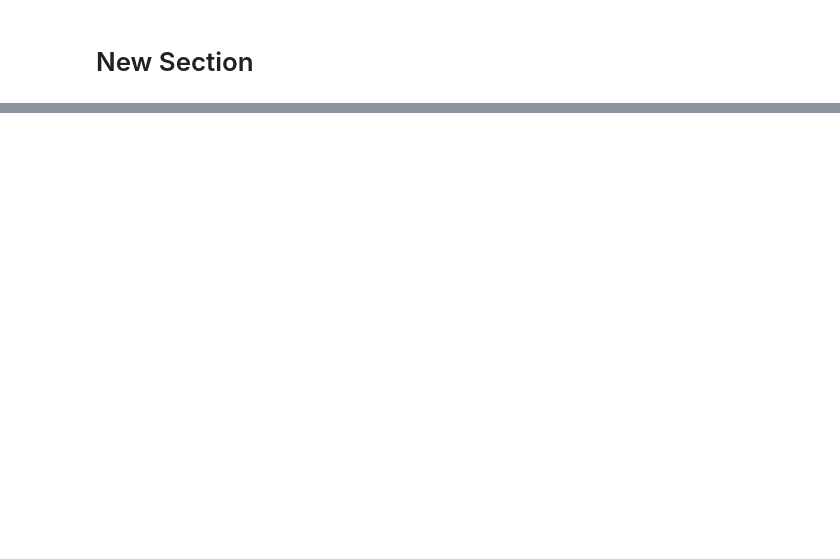
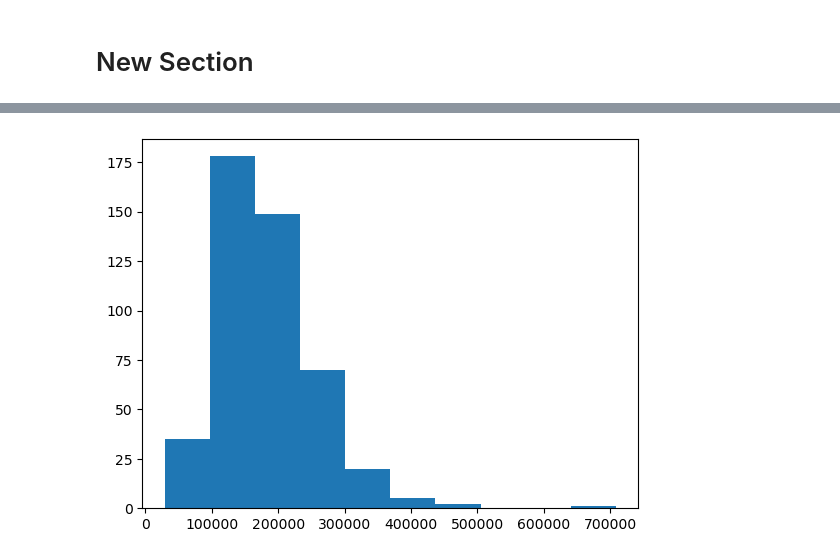
Before and after one commit to onexi/house-price-prediction-wsharpe41, a Jupyter notebook: Predict_House_Prices_Part_1.ipynb, the cells around one changed output, grey strips where cells are left out. Cells and saved outputs as stored; diff of their text form; code cells hidden in the pictures; blank space fills up the shorter version.

```diff
--- a/Predict_House_Prices_Part_1.ipynb
+++ b/Predict_House_Prices_Part_1.ipynb
@@ -125,0 +224,5 @@ plt.scatter(predictions, Y)
+# %%
+# load test data
+test = pd.read_csv('test.csv')
+test.shape
+ids = test['Id']
@@ -125,0 +257,3 @@ plt.scatter(predictions, Y)
+# %%
+
+test_predictions = model.predict(test)
@@ -125,0 +281,6 @@ plt.scatter(predictions, Y)
+# %%
+# Plot predictions
+plt.hist(test_predictions)
+plt.show()
+# %% [output]
+[figure, added]
```
Also changed, not shown: parts of 17 cells of this notebook, 2 other files.
